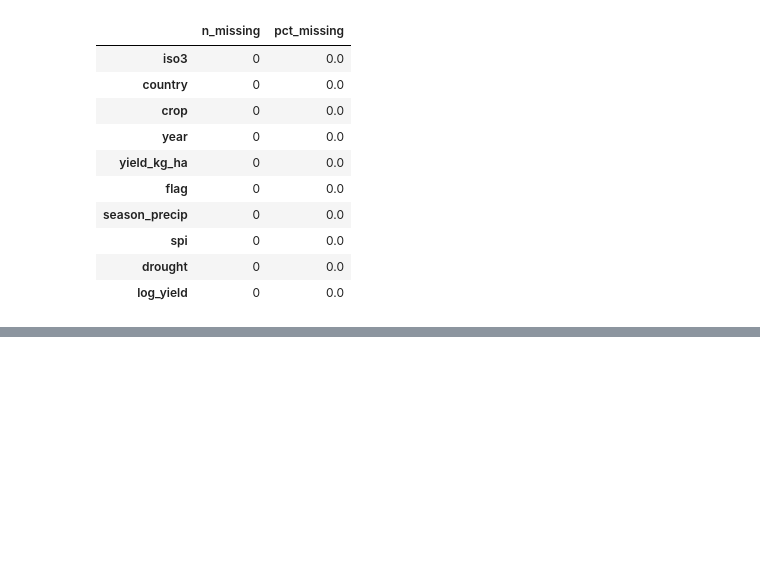
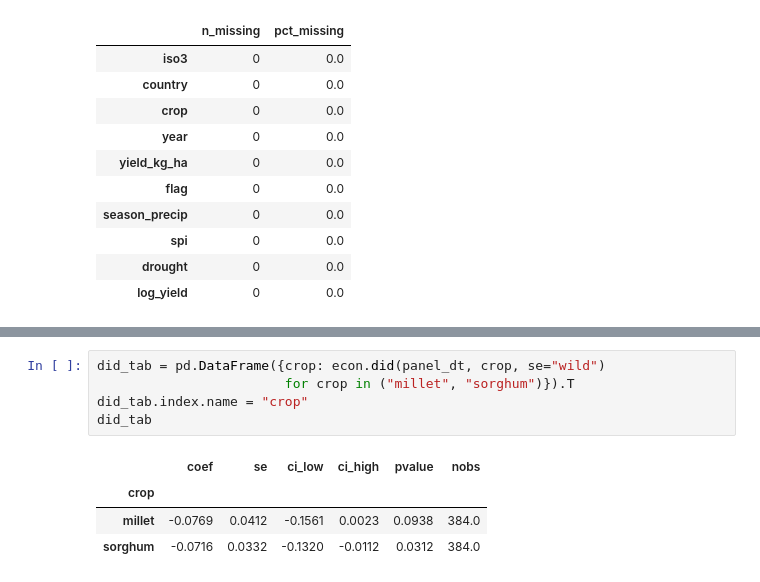
Before and after one commit to Muhanad-husn/Sahel-cereal-yields-climate-shocks, a Jupyter notebook: notebooks/02_main.ipynb, the cells around one changed output, grey strips where cells are left out. Drawn from its saved outputs; the diff is of its cells as text; blank space fills up the shorter version.

```diff
--- a/notebooks/02_main.ipynb
+++ b/notebooks/02_main.ipynb
@@ -413,0 +709,10 @@ DiD cross-check, and the hero figure.
+# %%
+did_tab = pd.DataFrame({crop: econ.did(panel_dt, crop, se="wild")
+                        for crop in ("millet", "sorghum")}).T
+did_tab.index.name = "crop"
+did_tab
+# %% [output]
+|  | coef | se | ci_low | ci_high | pvalue | nobs |
+| crop |  |  |  |  |  |  |
+| millet | -0.0769 | 0.0412 | -0.1561 | 0.0023 | 0.0938 | 384.0 |
+| sorghum | -0.0716 | 0.0332 | -0.1320 | -0.0112 | 0.0312 | 384.0 |
```
Also changed, not shown: parts of 18 cells of this notebook, 1 other file.
